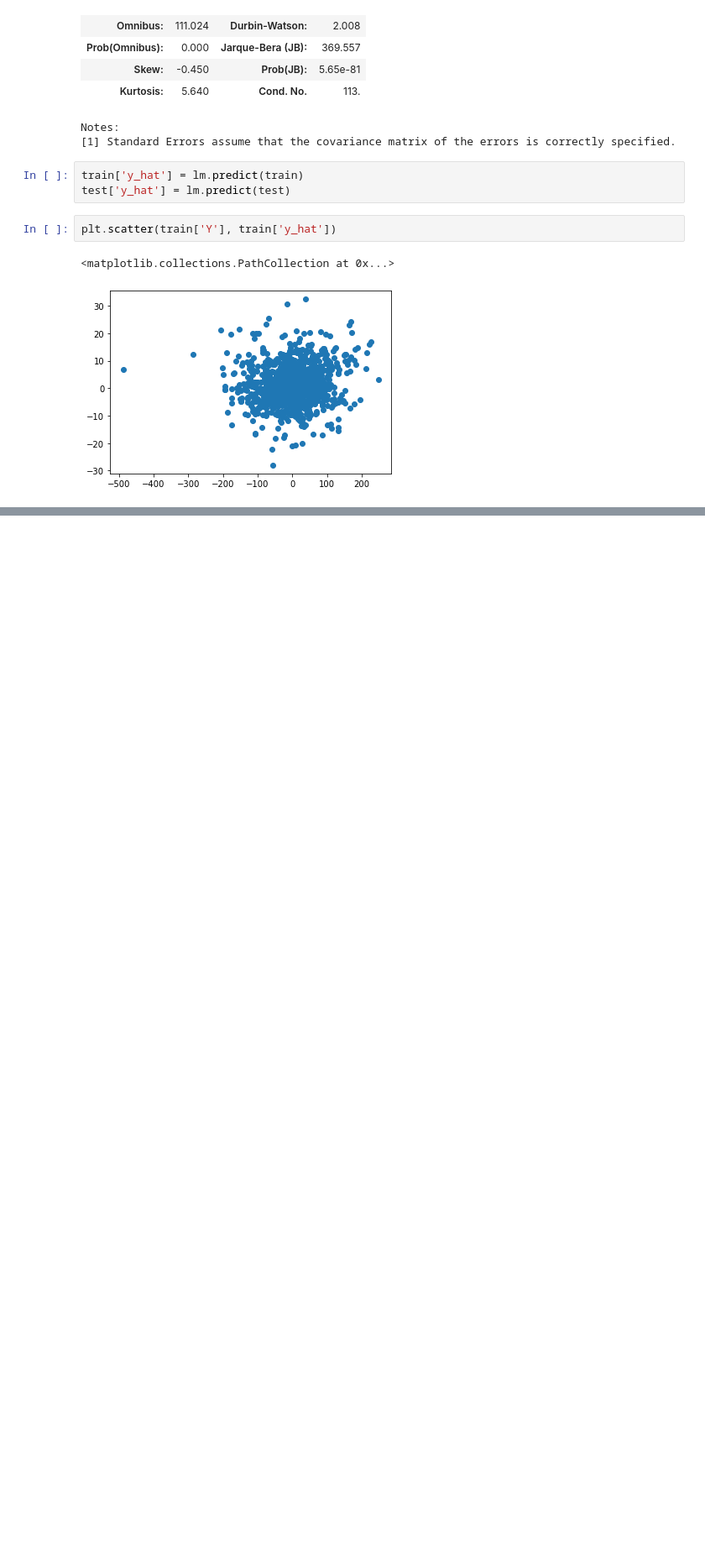
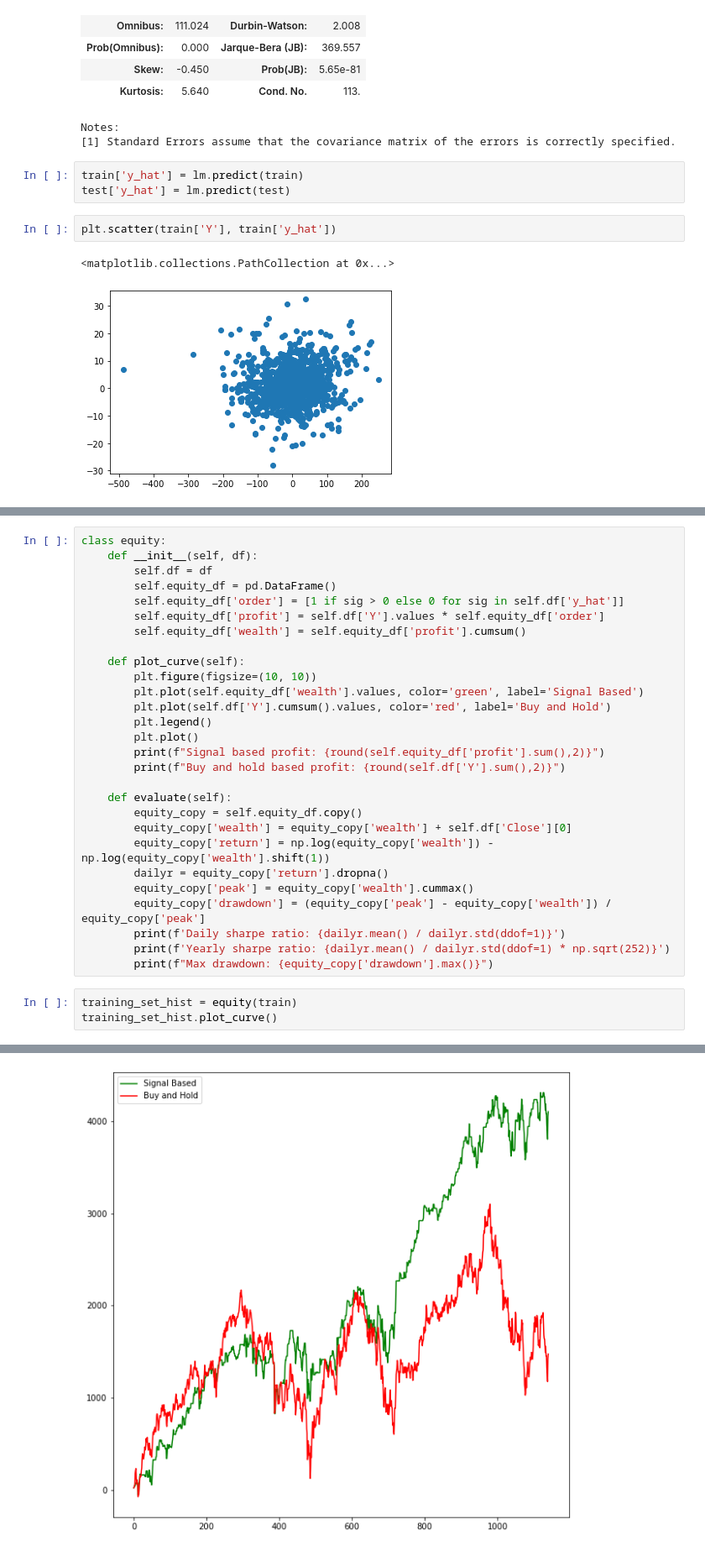
Before and after one commit to APEkram/psei_studies, a Jupyter notebook: psei.ipynb, the cells around one changed output, grey strips where cells are left out. Shown at 84% size. Saved outputs shown, nothing was run; the diff lists cells and outputs as text; blank space fills up the shorter version.

```diff
--- a/psei.ipynb
+++ b/psei.ipynb
@@ -256,0 +264,32 @@ plt.scatter(train['Y'], train['y_hat'])
+# %%
+class equity:
+    def __init__(self, df):
+        self.df = df
+        self.equity_df = pd.DataFrame()
+        self.equity_df['order'] = [1 if sig > 0 else 0 for sig in self.df['y_hat']]
+        self.equity_df['profit'] = self.df['Y'].values * self.equity_df['order']
+        self.equity_df['wealth'] = self.equity_df['profit'].cumsum()
+
+    def plot_curve(self):
+        plt.figure(figsize=(10, 10))
+        plt.plot(self.equity_df['wealth'].values, color='green', label='Signal Based')
+        plt.plot(self.df['Y'].cumsum().values, color='red', label='Buy and Hold')
+        plt.legend()
+        plt.plot()
+        print(f"Signal based profit: {round(self.equity_df['profit'].sum(),2)}")
+        print(f"Buy and hold based profit: {round(self.df['Y'].sum(),2)}")
+
+    def evaluate(self):
+        equity_copy = self.equity_df.copy()
+        equity_copy['wealth'] = equity_copy['wealth'] + self.df['Close'][0]
+        equity_copy['return'] = np.log(equity_copy['wealth']) - np.log(equity_copy['wealth'].shift(1))
+        dailyr = equity_copy['return'].dropna()
+        equity_copy['peak'] = equity_copy['wealth'].cummax()
+        equity_copy['drawdown'] = (equity_copy['peak'] - equity_copy['wealth']) / equity_copy['peak']
+        print(f'Daily sharpe ratio: {dailyr.mean() / dailyr.std(ddof=1)}')
+        print(f'Yearly sharpe ratio: {dailyr.mean() / dailyr.std(ddof=1) * np.sqrt(252)}')
+        print(f"Max drawdown: {equity_copy['drawdown'].max()}")
+# %%
+training_set_hist = equity(train)
+training_set_hist.plot_curve()
+# %% [output]
@@ -256,0 +298 @@ plt.scatter(train['Y'], train['y_hat'])
+[figure, added]
```
Also changed, not shown: parts of 9 cells of this notebook.
